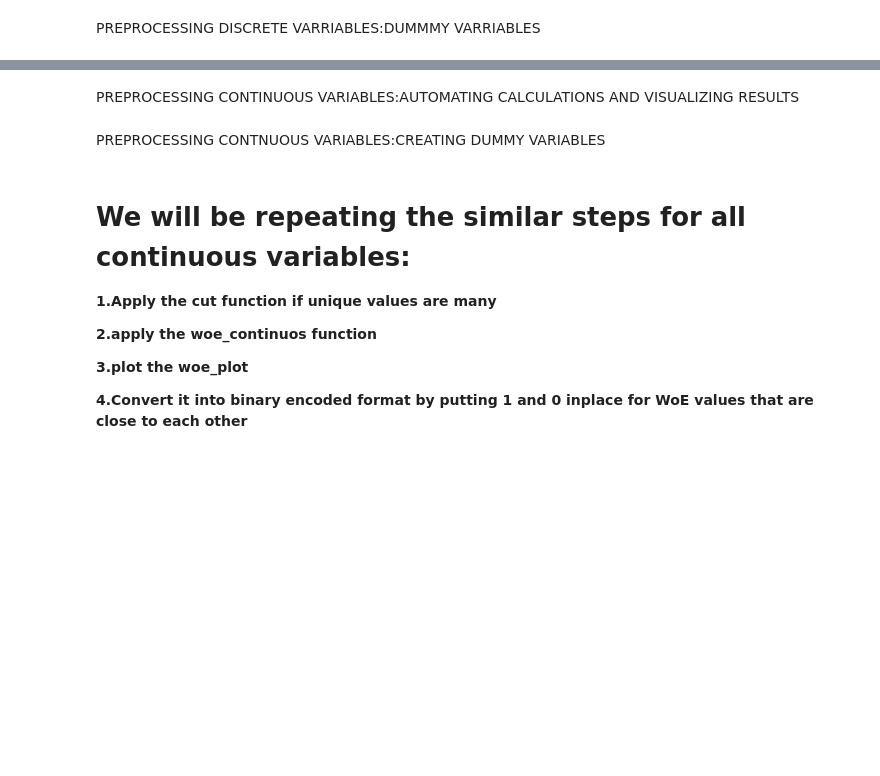
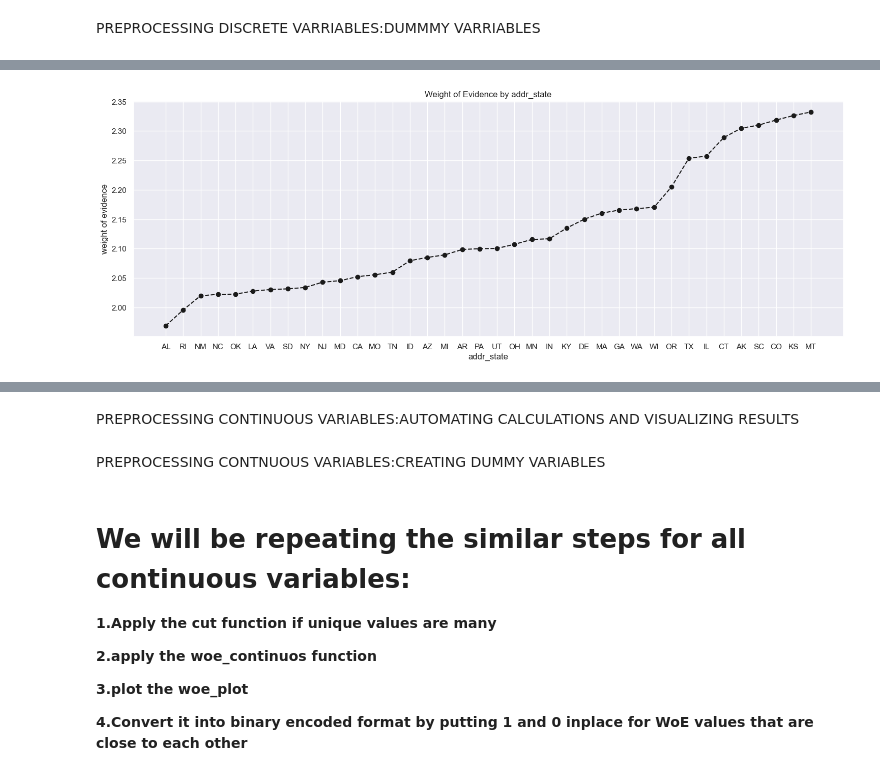
Before and after one commit to UpadhyayShweta/credit_risk_analysis, a Jupyter notebook: CreditRiskAnalysis_preprocessing_1.ipynb, the cells around one changed output, grey strips where cells are left out. Drawn from its saved outputs; the diff is of its cells as text; code cells hidden in the pictures; blank space fills up the shorter version.

```diff
--- a/CreditRiskAnalysis_preprocessing_1.ipynb
+++ b/CreditRiskAnalysis_preprocessing_1.ipynb
@@ -521,3 +780,5 @@ plot_by_woe(df_temp.iloc[2:-2,:])
 # %%
-#woe_plot for values whose WoE values differs at large
-plot_by_woe(df_temp.iloc[6:-6,:])
+#woe_plot for values whose WoE values differs at large to get the clear picture
+plot_by_woe(df_temp_as.iloc[6:-6,:])
+# %% [output]
+[figure, added]
```
Also changed, not shown: parts of 79 cells of this notebook, 1 other file.
